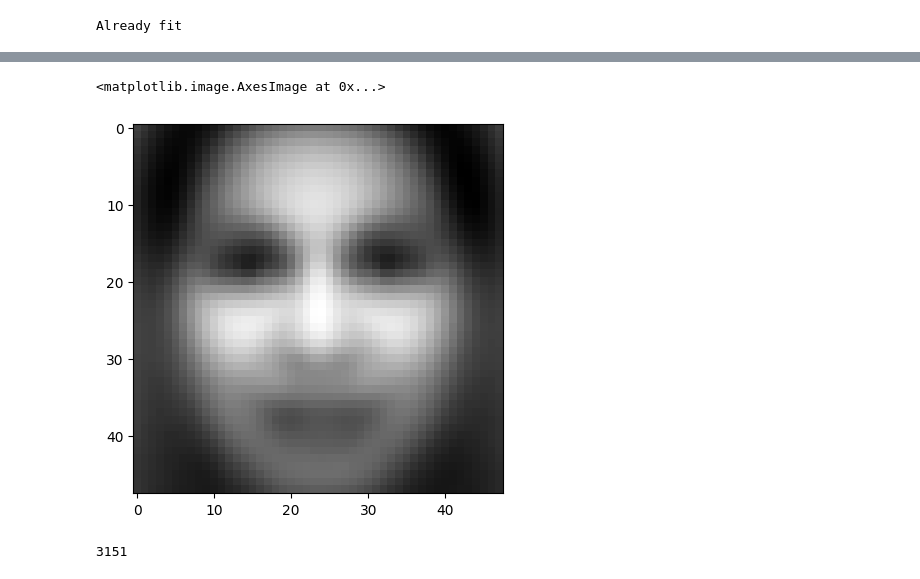
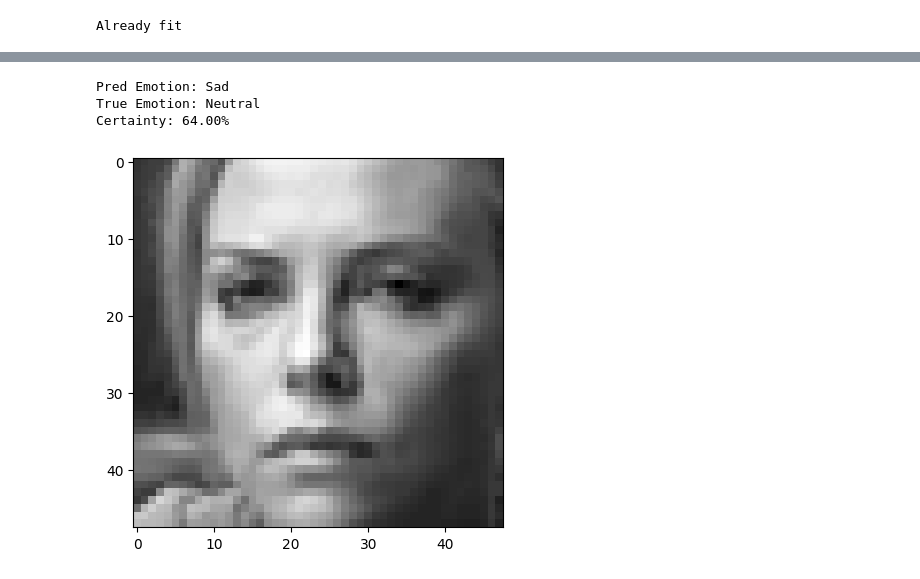
Before and after one commit to Andrewnolan13/AdvancedAI, a Jupyter notebook: CA2/notebooks/03 pipeline.ipynb, the cells around one changed output, grey strips where cells are left out. Cells and saved outputs as stored; diff of their text form; code cells hidden in the pictures.

```diff
--- a/CA2/notebooks/03 pipeline.ipynb
+++ b/CA2/notebooks/03 pipeline.ipynb
@@ -935,21 +936,43 @@ Epoch [20/20],         Train Loss: 0.6579,         Train Accuracy: 0.7752,
 # %%
 # Predictions
 import matplotlib.pyplot as plt
 
-inputs = test_data[:][0].reshape(5742,1,48,48).to(device)
-probabilities = model(inputs)
-labels = FinalTestData.emotion.values
-images = np.array(inputs.to('cpu'))
-images = scaler.inverse_transform(images)
+idx = np.random.randint(0,len(test_data))
 
-idx = np.random.randint(0,len(test_data))
-plt.imshow(images[idx].reshape(48,48),'grey')
+images = (
+    FinalTestData
+    .iloc[idx:idx+1]
+    .pixels
+    .str.split()
+    .explode().astype(np.uint8)
+    .values.reshape(-1,48,48))
+
+plt.imshow(images[0],'grey')
+
+inputs = scaler.transform(images)
+probabilities = model(torch.tensor(inputs,dtype=torch.float).reshape(-1,1,48,48).to(device))
+
+predEmotion = probabilities.argmax()
+label = FinalTestData.iloc[idx,0]
+certainty = probabilities[0,predEmotion]
+
+labelsMapping = {0 : 'Angry',
+              1 : 'Disgust',
+              2 : 'Fear',
+              3 : 'Happy',
+              4 : 'Sad',
+              5 : 'Surprise',
+              6 : 'Neutral'}
+
+predEmotion = labelsMapping[int(predEmotion)]
+trueEmotion = labelsMapping[label]
+certainty = '{:,.2f}%'.format(100*certainty)
+
+print('Pred Emotion: {}'.format(predEmotion))
+print('True Emotion: {}'.format(trueEmotion))
+print('Certainty: {}'.format(certainty))
 # %% [output]
-<matplotlib.image.AxesImage at 0x...>
+Pred Emotion: Sad
+True Emotion: Neutral
+Certainty: 64.00%
-[figure, old version]
+[figure, new version]
-# %%
-idx = np.random.randint(0,len(test_data))
-images[idx]
-idx
-# %% [output]
-3151
```
Also changed, not shown: parts of 16 cells of this notebook.
